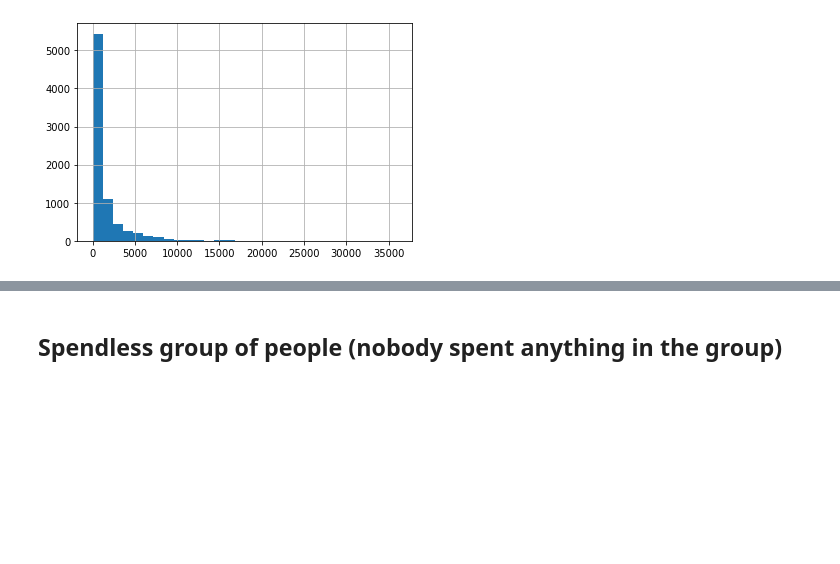
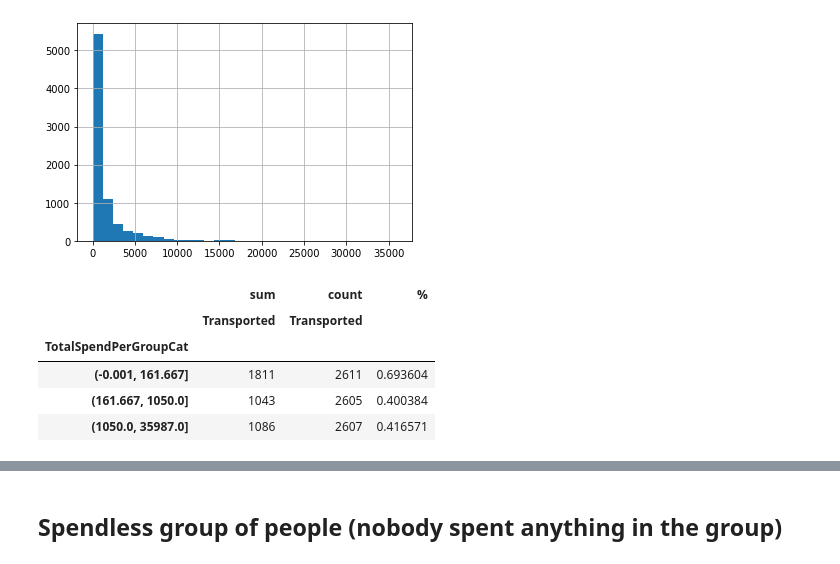
Before and after one commit to PashaIanko/Kaggle.Spaceship-Titanic, a Jupyter notebook: 1_data_exploration.ipynb, the cells around one changed output, grey strips where cells are left out. Saved outputs shown, nothing was run; the diff lists cells and outputs as text; code cells hidden in the pictures; blank space fills up the shorter version.

```diff
--- a/1_data_exploration.ipynb
+++ b/1_data_exploration.ipynb
@@ -1126,3 +1123,25 @@ df_exploration.TotalSpendPerGroup.hist(bins=30)
 # %% [output]
 <matplotlib.axes._subplots.AxesSubplot at 0x...>
 [figure]
+# %%
+N_QUANTILES = 3
+df_exploration['TotalSpendPerGroupCat'] = pd.qcut(
+    df_exploration['TotalSpendPerGroup'],
+    q=N_QUANTILES,
+    duplicates='drop'
+    # labels=
+)
+
+prepare_pivot_table(
+    df_exploration,
+    ['Transported'],
+    ['TotalSpendPerGroupCat'],
+    ['sum', 'count']
+)
+# %% [output]
+|  | sum | count | % |
+|  | Transported | Transported |  |
+| TotalSpendPerGroupCat |  |  |  |
+| (-0.001, 161.667] | 1811 | 2611 | 0.693604 |
+| (161.667, 1050.0] | 1043 | 2605 | 0.400384 |
+| (1050.0, 35987.0] | 1086 | 2607 | 0.416571 |
```
Also changed, not shown: parts of 12 cells of this notebook.
